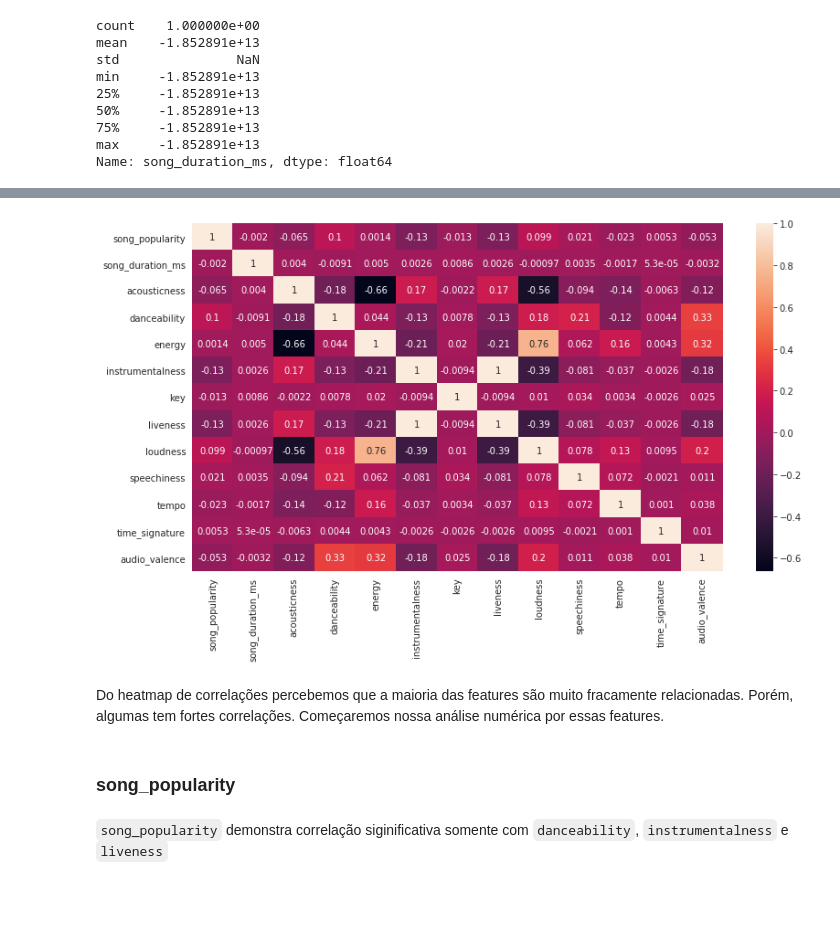
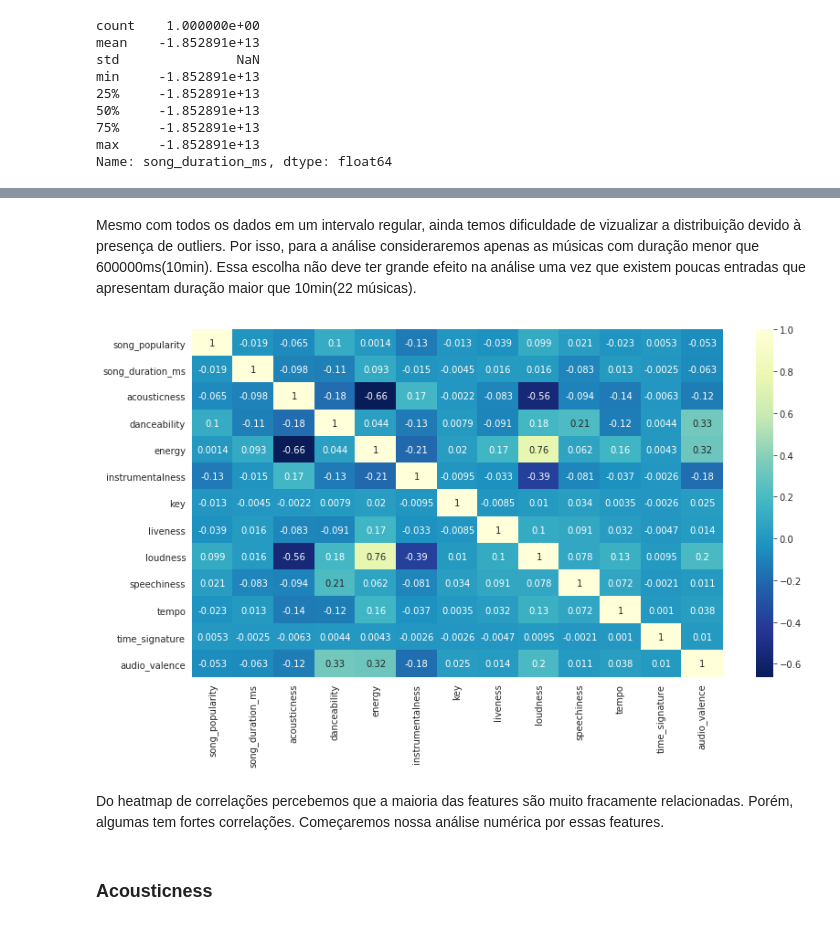
Before and after one commit to luish18/analise_dados_spotify, a Jupyter notebook: analise.ipynb, the cells around one changed output, grey strips where cells are left out. Drawn from its saved outputs; the diff is of its cells as text; code cells hidden in the pictures; blank space fills up the shorter version.

Commit message:
Finalizado início da análise numérica

```diff
--- a/analise.ipynb
+++ b/analise.ipynb
@@ -108,12 +108,13 @@ df['danceability'] = df['danceability'].astype('float')
 # %%
 df['energy'].replace('nao_sei', None, inplace=True)
 df['energy'] = df['energy'].astype('float')
+# %%
+df['instrumentalness'].replace('nao_sei', None, inplace=True)
+df['instrumentalness'] = df['instrumentalness'].str.strip('kgmol/L')
+df['instrumentalness'] = df['instrumentalness'].astype('float')
 # %%
-df['instrumentalness'].replace('nao_sei', None, inplace=True)
-df['instrumentalness'] = df['instrumentalness'].astype('float')
+df['liveness'].replace('nao_sei', None, inplace=True)
+df['liveness'] = df['liveness'].astype('float')
-# %%
-df['liveness'].replace('nao_sei', None, inplace=True)
-df['liveness'] = df['instrumentalness'].astype('float')
 # %%
 df['loudness'].replace('nao_sei', None, inplace=True)
 df['loudness'] = df['loudness'].astype('float')
@@ -301,13 +303,13 @@ duration_positive.describe().T
+# %% [markdown]
+Mesmo com todos os dados em um intervalo regular, ainda temos dificuldade de vizualizar a distribuição devido à presença de outliers. Por isso, para a análise consideraremos apenas as músicas com duração menor que 600000ms(10min). Essa escolha não deve ter grande efeito na análise uma vez que existem poucas entradas que apresentam duração maior que 10min(22 músicas).
 # %%
 plt.figure(figsize=(13,7))
-sns.heatmap(df.corr(), annot=True)
+sns.heatmap(df.corr(), annot=True, cmap='YlGnBu_r')
 
 plt.show()
 # %% [output]
-[figure, old version]
+[figure, new version]
 # %% [markdown]
 Do heatmap de correlações percebemos que a maioria das features são muito fracamente relacionadas. Porém, algumas tem fortes correlações. Começaremos nossa análise numérica por essas features.
 # %% [markdown]
-### song_popularity
+### Acousticness
-# %% [markdown]
-`song_popularity` demonstra correlação siginificativa somente com `danceability`, `instrumentalness` e `liveness`
```
Also changed, not shown: parts of 14 cells of this notebook.
